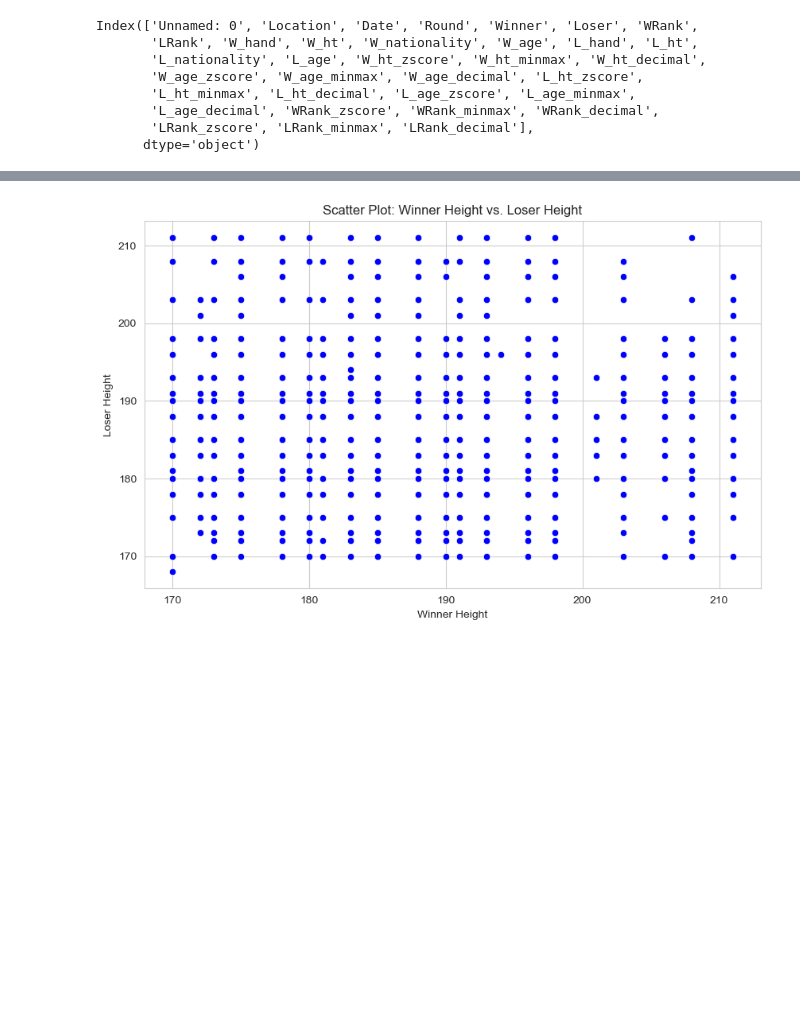
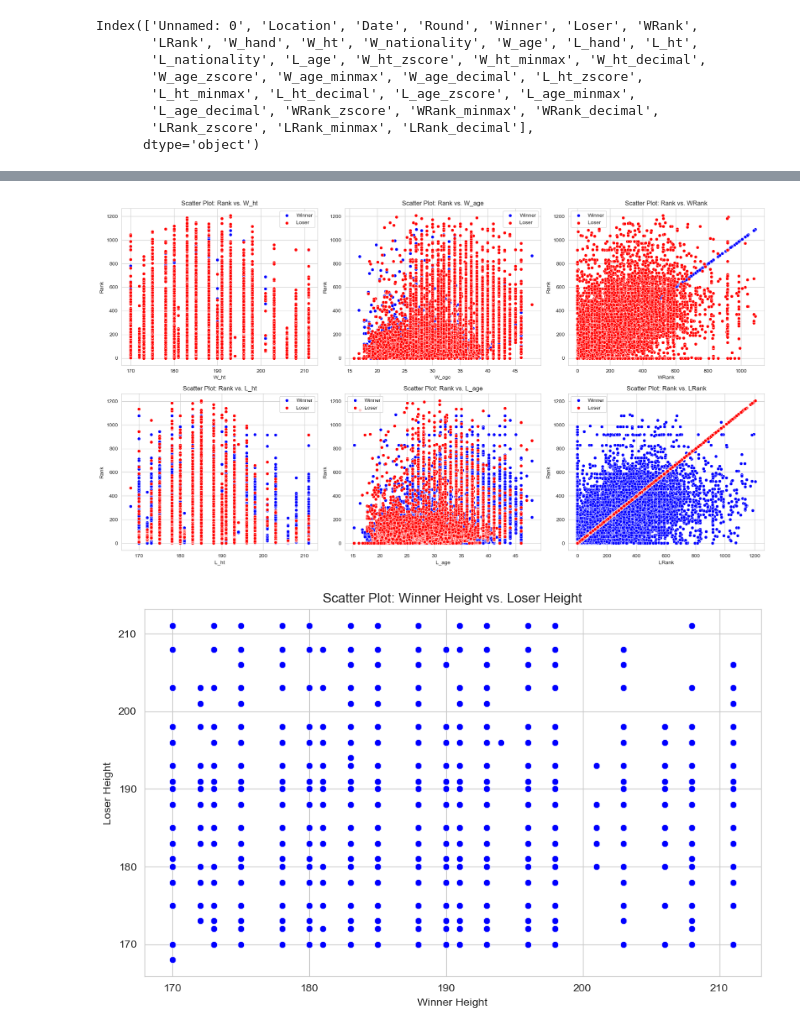
Before and after one commit to Farnaaaz/TenniMatchPrediction, a Jupyter notebook: Cleaned and Compiled Data from 3 dataframes.ipynb, the cells around one changed output, grey strips where cells are left out. Cells and saved outputs as stored; diff of their text form; code cells hidden in the pictures; blank space fills up the shorter version.

```diff
--- a/Cleaned and Compiled Data from 3 dataframes.ipynb
+++ b/Cleaned and Compiled Data from 3 dataframes.ipynb
@@ -1024,3 +1047,17 @@ plt.show()
+# %%
+plt.figure(figsize=(18, 10))  # Adjust the figure size as needed
+for i, column in enumerate(numeric_columns, 1):
+    plt.subplot(2, 3, i)
+    sns.scatterplot(x=column, y='WRank', data=df, color='blue', label='Winner')
+    sns.scatterplot(x=column, y='LRank', data=df, color='red', label='Loser')
+    plt.title(f'Scatter Plot: Rank vs. {column}')
+    plt.xlabel(column)
+    plt.ylabel('Rank')
+    plt.legend()  # Add legend to differentiate between winners and losers
+plt.tight_layout()
+plt.show()
+# %% [output]
+[figure, added]
 # %%
 plt.figure(figsize=(10, 6))
 sns.scatterplot(x='W_ht', y='L_ht', data=df, color='blue')
```
Also changed, not shown: parts of 5 cells of this notebook.
